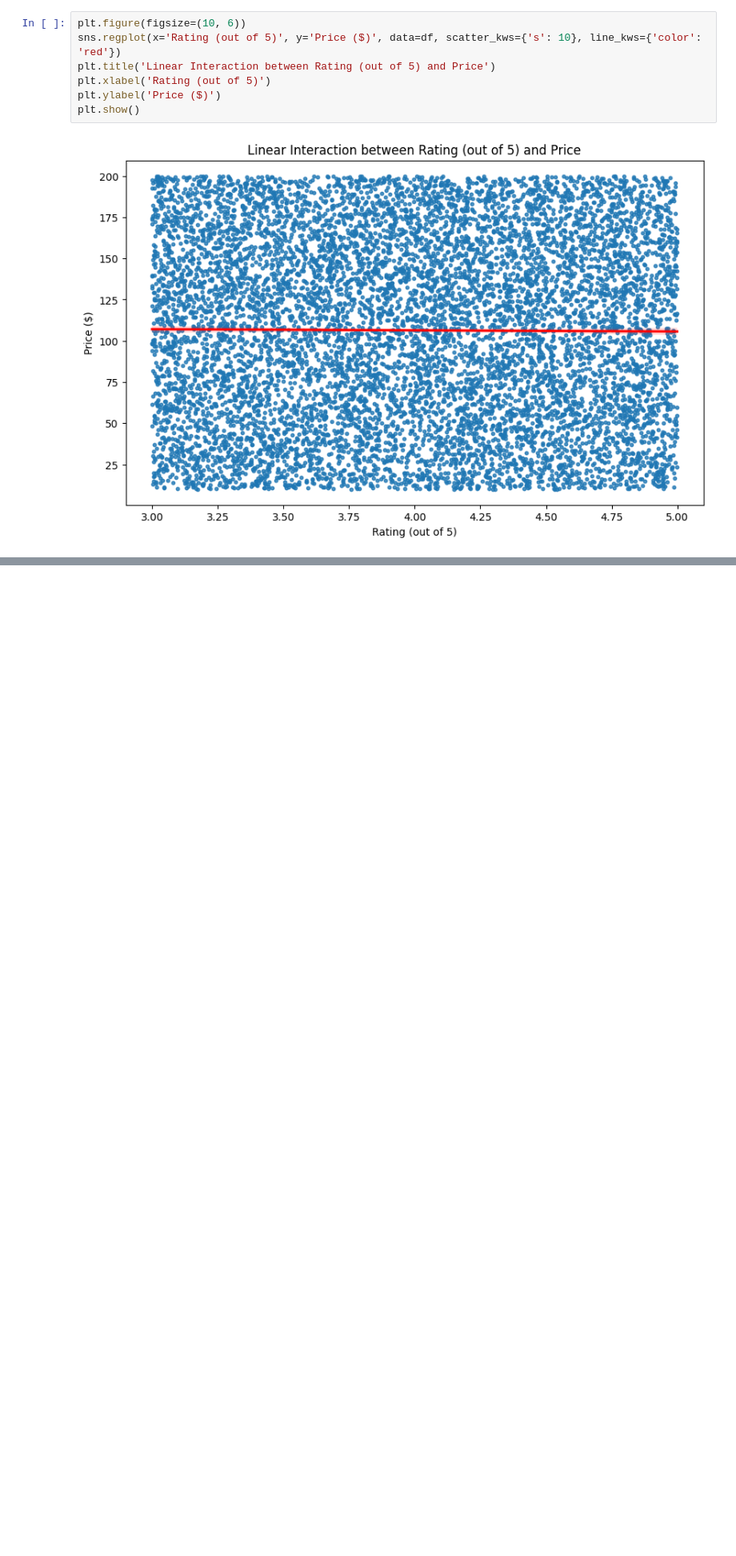
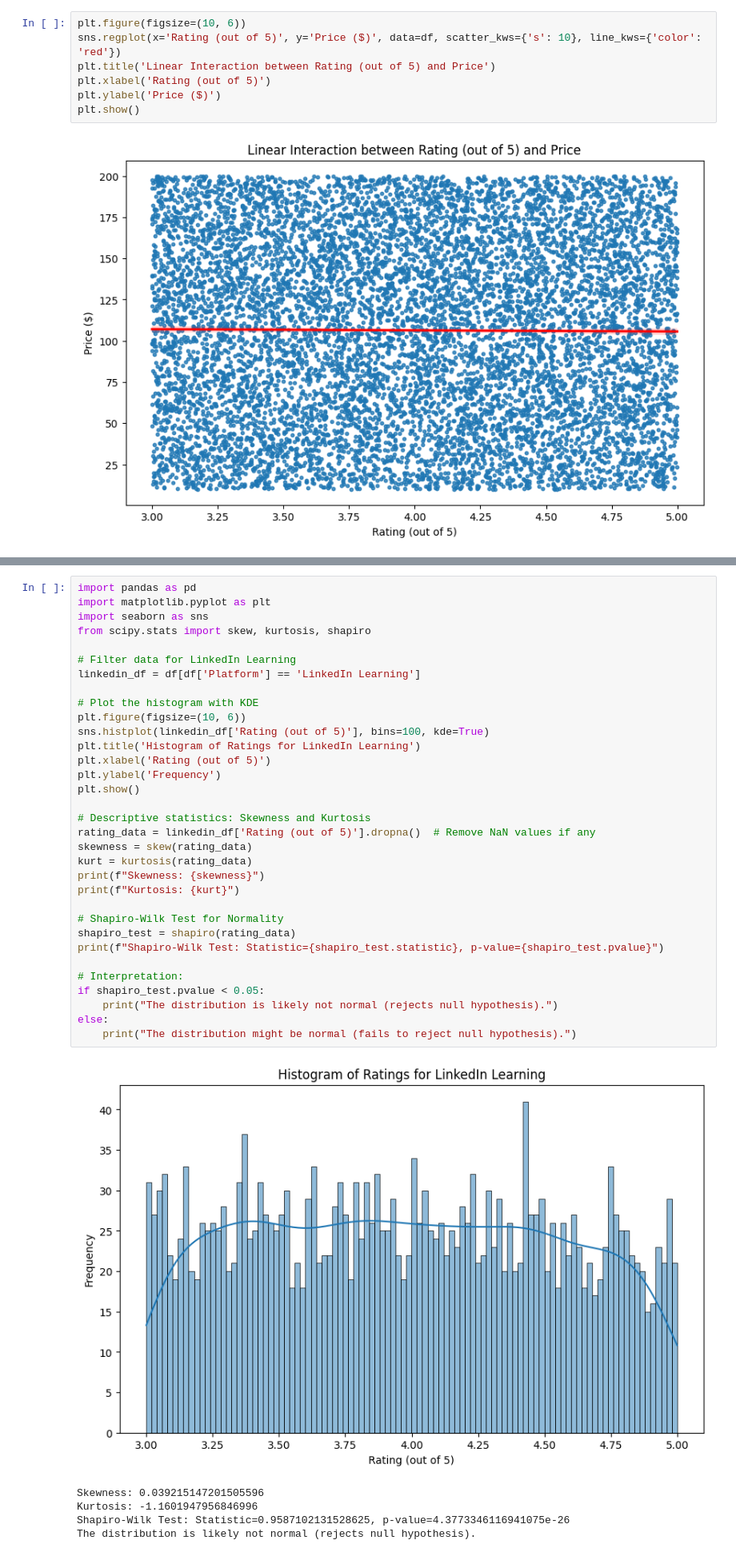
Before and after one commit to TeodoraVuta/E-learning-Project, a Jupyter notebook: test.ipynb, the cells around one changed output, grey strips where cells are left out. Shown at 80% size. Drawn from its saved outputs; the diff is of its cells as text; blank space fills up the shorter version.

Commit message:
updates with nonparametric test

```diff
--- a/test.ipynb
+++ b/test.ipynb
@@ -194,0 +210,39 @@ plt.show()
+# %%
+import pandas as pd
+import matplotlib.pyplot as plt
+import seaborn as sns
+from scipy.stats import skew, kurtosis, shapiro
+
+# Filter data for LinkedIn Learning
+linkedin_df = df[df['Platform'] == 'LinkedIn Learning']
+
+# Plot the histogram with KDE
+plt.figure(figsize=(10, 6))
+sns.histplot(linkedin_df['Rating (out of 5)'], bins=100, kde=True)
+plt.title('Histogram of Ratings for LinkedIn Learning')
+plt.xlabel('Rating (out of 5)')
+plt.ylabel('Frequency')
+plt.show()
+
+# Descriptive statistics: Skewness and Kurtosis
+rating_data = linkedin_df['Rating (out of 5)'].dropna()  # Remove NaN values if any
+skewness = skew(rating_data)
+kurt = kurtosis(rating_data)
+print(f"Skewness: {skewness}")
+print(f"Kurtosis: {kurt}")
+
+# Shapiro-Wilk Test for Normality
+shapiro_test = shapiro(rating_data)
+print(f"Shapiro-Wilk Test: Statistic={shapiro_test.statistic}, p-value={shapiro_test.pvalue}")
+
+# Interpretation:
+if shapiro_test.pvalue < 0.05:
+    print("The distribution is likely not normal (rejects null hypothesis).")
+else:
+    print("The distribution might be normal (fails to reject null hypothesis).")
+# %% [output]
+[figure, added]
+Skewness: 0.039215147201505596
+Kurtosis: -1.1601947956846996
+Shapiro-Wilk Test: Statistic=0.9587102131528625, p-value=4.3773346116941075e-26
+The distribution is likely not normal (rejects null hypothesis).
```
Also changed, not shown: parts of 21 cells of this notebook.
